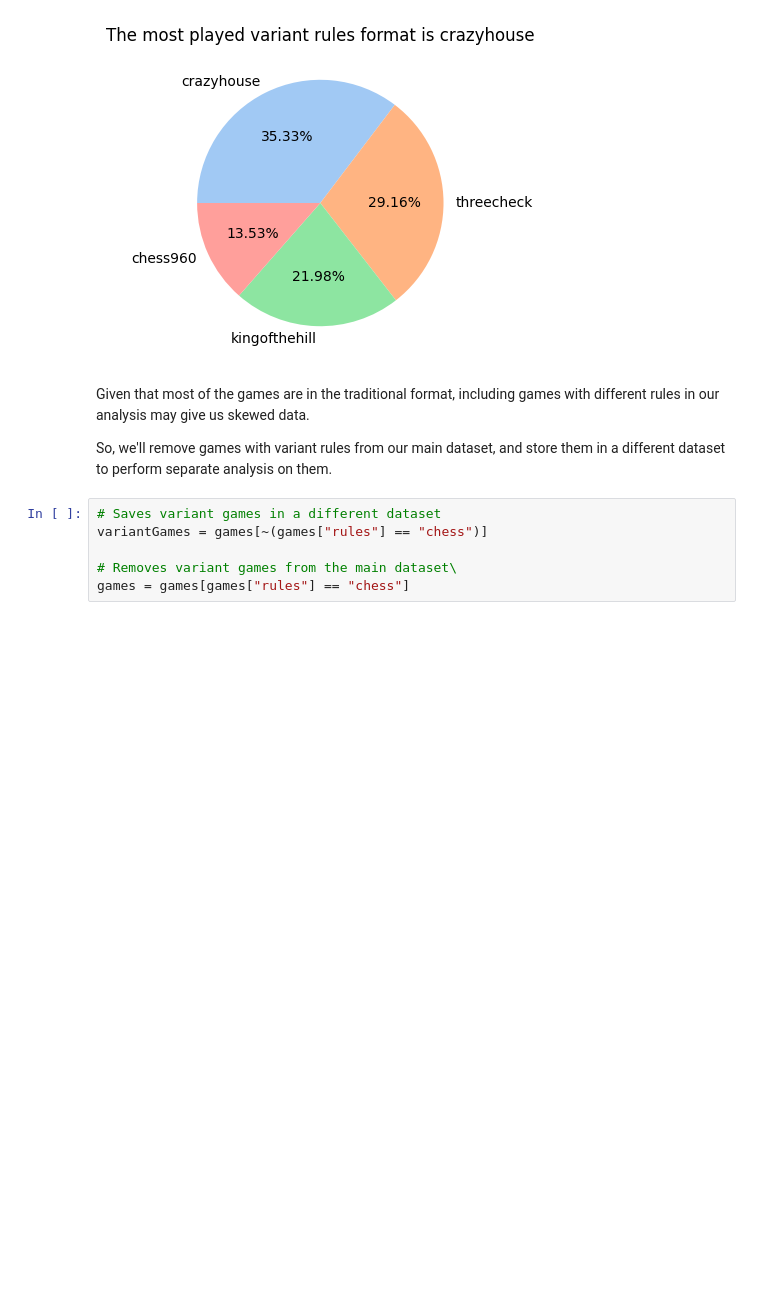
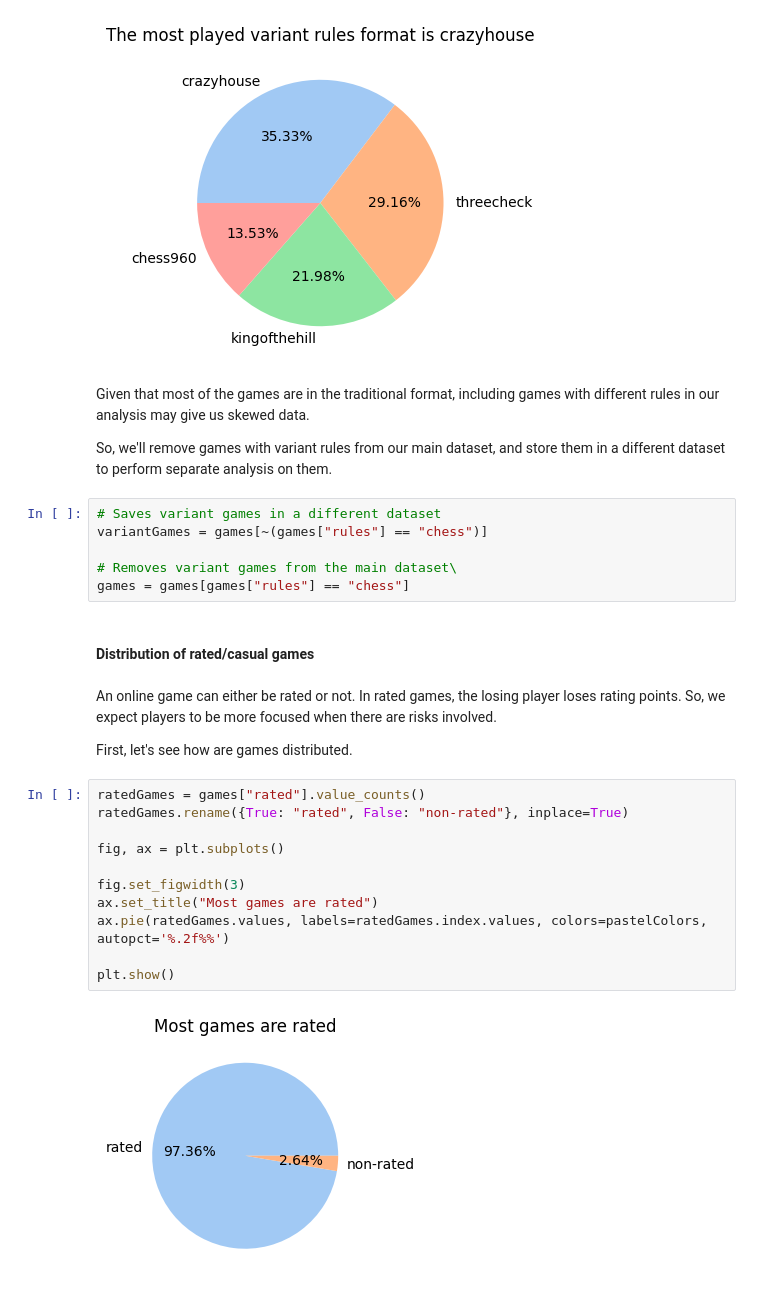
Before and after one commit to lamparelli/chess-data-analysis, a Jupyter notebook: main.ipynb, the cells around one changed output. Saved outputs shown, nothing was run; the diff lists cells and outputs as text; blank space fills up the shorter version.

```diff
--- a/main.ipynb
+++ b/main.ipynb
@@ -864,3 +880,22 @@ variantGames = games[~(games["rules"] == "chess")]
 
 # Removes variant games from the main dataset\
 games = games[games["rules"] == "chess"]
+# %% [markdown]
+#### Distribution of rated/casual games
+# %% [markdown]
+An online game can either be rated or not. In rated games, the losing player loses rating points. So, we expect players to be more focused when there are risks involved.
+
+First, let's see how are games distributed.
+# %%
+ratedGames = games["rated"].value_counts()
+ratedGames.rename({True: "rated", False: "non-rated"}, inplace=True)
+
+fig, ax = plt.subplots()
+
+fig.set_figwidth(3)
+ax.set_title("Most games are rated")
+ax.pie(ratedGames.values, labels=ratedGames.index.values, colors=pastelColors, autopct='%.2f%%')
+
+plt.show()
+# %% [output]
+[figure, added]
```
Also changed, not shown: parts of 6 cells of this notebook.
